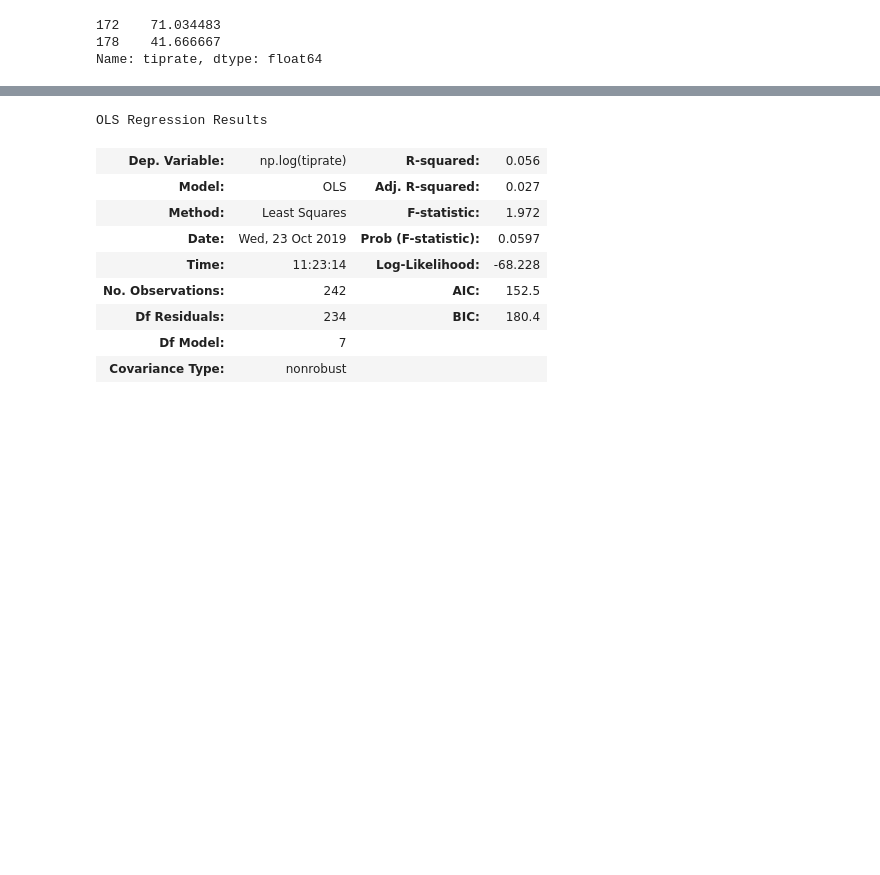
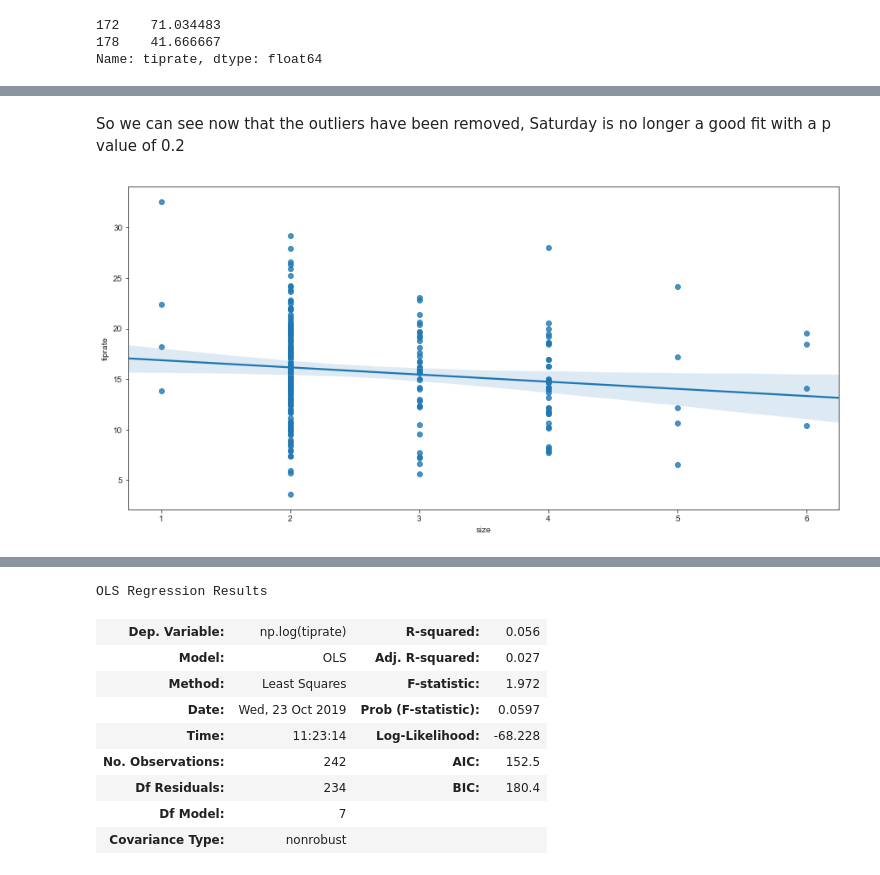
Before and after one commit to zoecahill1/fundamentals-project, a Jupyter notebook: tips-dataset.ipynb, the cells around one changed output, grey strips where cells are left out. Drawn from its saved outputs; the diff is of its cells as text; code cells hidden in the pictures; blank space fills up the shorter version.

```diff
--- a/tips-dataset.ipynb
+++ b/tips-dataset.ipynb
@@ -573 +610,7 @@ tips = tips.drop([tips.index[172] , tips.index[178]])
+# %% [markdown]
+So we can see now that the outliers have been removed, Saturday is no longer a good fit with a p value of 0.2
+# %%
+sns.regplot(x="size", y="tiprate", data=tips);
+# %% [output]
+[figure, added]
 # %%
```
Also changed, not shown: parts of 32 cells of this notebook.
